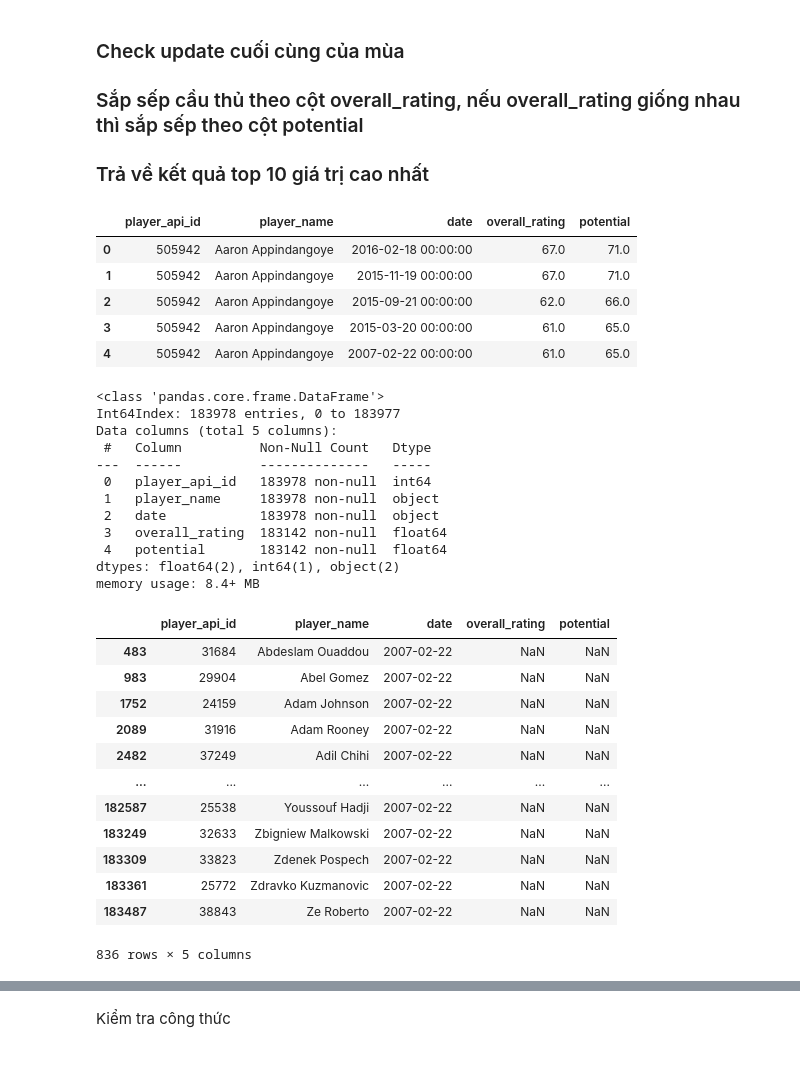
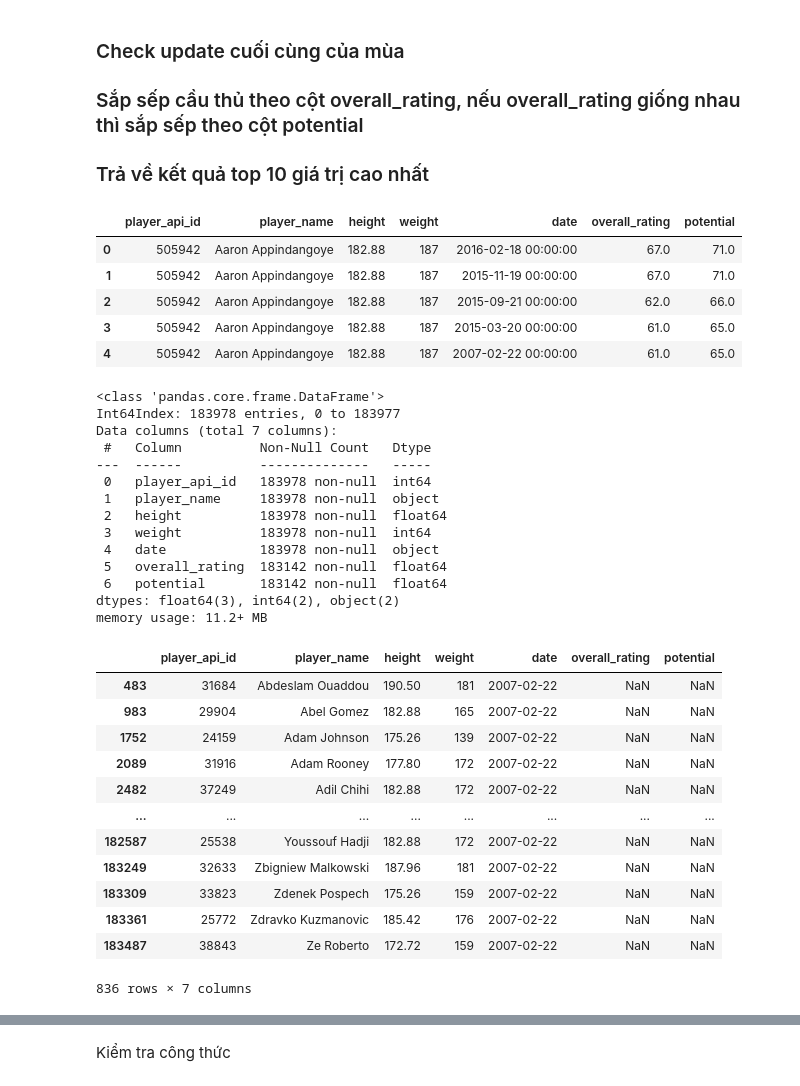
Before and after one commit to Trungtd0304/MiniProjectPython, a Jupyter notebook: miniproject.ipynb, the cells around one changed output, grey strips where cells are left out. Saved outputs shown, nothing was run; the diff lists cells and outputs as text; code cells hidden in the pictures.

```diff
--- a/miniproject.ipynb
+++ b/miniproject.ipynb
@@ -165,48 +172,50 @@ Player.head()
 ### Trả về kết quả top 10 giá trị cao nhất
 # %%
 # tạo bảng dữ liệu cần để tính top 10 cầu thủ có điểm cao nhất
-df_player_attributes = pd.merge(Player[['player_api_id','player_name']], Player_Attributes[['player_api_id','date','overall_rating','potential']], on='player_api_id')
+df_player_attributes = pd.merge(Player[['player_api_id','player_name','height','weight']], Player_Attributes[['player_api_id','date','overall_rating','potential']], on='player_api_id')
 df_player_attributes.head()
 # %% [output]
-|  | player_api_id | player_name | date | overall_rating | potential |
-| 0 | 505942 | Aaron Appindangoye | 2016-02-18 00:00:00 | 67.0 | 71.0 |
-| 1 | 505942 | Aaron Appindangoye | 2015-11-19 00:00:00 | 67.0 | 71.0 |
-| 2 | 505942 | Aaron Appindangoye | 2015-09-21 00:00:00 | 62.0 | 66.0 |
-| 3 | 505942 | Aaron Appindangoye | 2015-03-20 00:00:00 | 61.0 | 65.0 |
-| 4 | 505942 | Aaron Appindangoye | 2007-02-22 00:00:00 | 61.0 | 65.0 |
+|  | player_api_id | player_name | height | weight | date | overall_rating | potential |
+| 0 | 505942 | Aaron Appindangoye | 182.88 | 187 | 2016-02-18 00:00:00 | 67.0 | 71.0 |
+| 1 | 505942 | Aaron Appindangoye | 182.88 | 187 | 2015-11-19 00:00:00 | 67.0 | 71.0 |
+| 2 | 505942 | Aaron Appindangoye | 182.88 | 187 | 2015-09-21 00:00:00 | 62.0 | 66.0 |
+| 3 | 505942 | Aaron Appindangoye | 182.88 | 187 | 2015-03-20 00:00:00 | 61.0 | 65.0 |
+| 4 | 505942 | Aaron Appindangoye | 182.88 | 187 | 2007-02-22 00:00:00 | 61.0 | 65.0 |
 # %%
 df_player_attributes.info()
 # %% [output]
 <class 'pandas.core.frame.DataFrame'>
 Int64Index: 183978 entries, 0 to 183977
-Data columns (total 5 columns):
+Data columns (total 7 columns):
  #   Column          Non-Null Count   Dtype
 ---  ------          --------------   -----
  0   player_api_id   183978 non-null  int64
  1   player_name     183978 non-null  object
- 2   date            183978 non-null  object
- 3   overall_rating  183142 non-null  float64
- 4   potential       183142 non-null  float64
-dtypes: float64(2), int64(1), object(2)
-memory usage: 8.4+ MB
+ 2   height          183978 non-null  float64
+ 3   weight          183978 non-null  int64
+ 4   date            183978 non-null  object
+ 5   overall_rating  183142 non-null  float64
+ 6   potential       183142 non-null  float64
+dtypes: float64(3), int64(2), object(2)
+memory usage: 11.2+ MB
 # %%
 df_player_attributes['date']=pd.to_datetime(df_player_attributes['date']) # chuyển đổi dữ liệu date thành kiểu datetime
 # %%
 df_player_attributes[df_player_attributes['overall_rating'].isnull()]
 # %% [output]
-|  | player_api_id | player_name | date | overall_rating | potential |
-| 483 | 31684 | Abdeslam Ouaddou | 2007-02-22 | NaN | NaN |
-| 983 | 29904 | Abel Gomez | 2007-02-22 | NaN | NaN |
-| 1752 | 24159 | Adam Johnson | 2007-02-22 | NaN | NaN |
-| 2089 | 31916 | Adam Rooney | 2007-02-22 | NaN | NaN |
-| 2482 | 37249 | Adil Chihi | 2007-02-22 | NaN | NaN |
-| ... | ... | ... | ... | ... | ... |
-| 182587 | 25538 | Youssouf Hadji | 2007-02-22 | NaN | NaN |
-| 183249 | 32633 | Zbigniew Malkowski | 2007-02-22 | NaN | NaN |
-| 183309 | 33823 | Zdenek Pospech | 2007-02-22 | NaN | NaN |
-| 183361 | 25772 | Zdravko Kuzmanovic | 2007-02-22 | NaN | NaN |
-| 183487 | 38843 | Ze Roberto | 2007-02-22 | NaN | NaN |
+|  | player_api_id | player_name | height | weight | date | overall_rating | potential |
+| 483 | 31684 | Abdeslam Ouaddou | 190.50 | 181 | 2007-02-22 | NaN | NaN |
+| 983 | 29904 | Abel Gomez | 182.88 | 165 | 2007-02-22 | NaN | NaN |
+| 1752 | 24159 | Adam Johnson | 175.26 | 139 | 2007-02-22 | NaN | NaN |
+| 2089 | 31916 | Adam Rooney | 177.80 | 172 | 2007-02-22 | NaN | NaN |
+| 2482 | 37249 | Adil Chihi | 182.88 | 172 | 2007-02-22 | NaN | NaN |
+| ... | ... | ... | ... | ... | ... | ... | ... |
+| 182587 | 25538 | Youssouf Hadji | 182.88 | 172 | 2007-02-22 | NaN | NaN |
+| 183249 | 32633 | Zbigniew Malkowski | 187.96 | 181 | 2007-02-22 | NaN | NaN |
+| 183309 | 33823 | Zdenek Pospech | 175.26 | 159 | 2007-02-22 | NaN | NaN |
+| 183361 | 25772 | Zdravko Kuzmanovic | 185.42 | 176 | 2007-02-22 | NaN | NaN |
+| 183487 | 38843 | Ze Roberto | 172.72 | 159 | 2007-02-22 | NaN | NaN |
-836 rows × 5 columns
+836 rows × 7 columns
 # %%
 # Giã xử trường hợp này các cầu thủ không thi đấu trong ngày đó dẫ đến không có điểm overall_rating lẫn potential. Nên ta tạm loại bỏ những điểm null này để làm sạch dữ liệu
 df_player_attributes=df_player_attributes[df_player_attributes['overall_rating'].notnull()]
```
Also changed, not shown: parts of 7 cells of this notebook, 1 other file.
